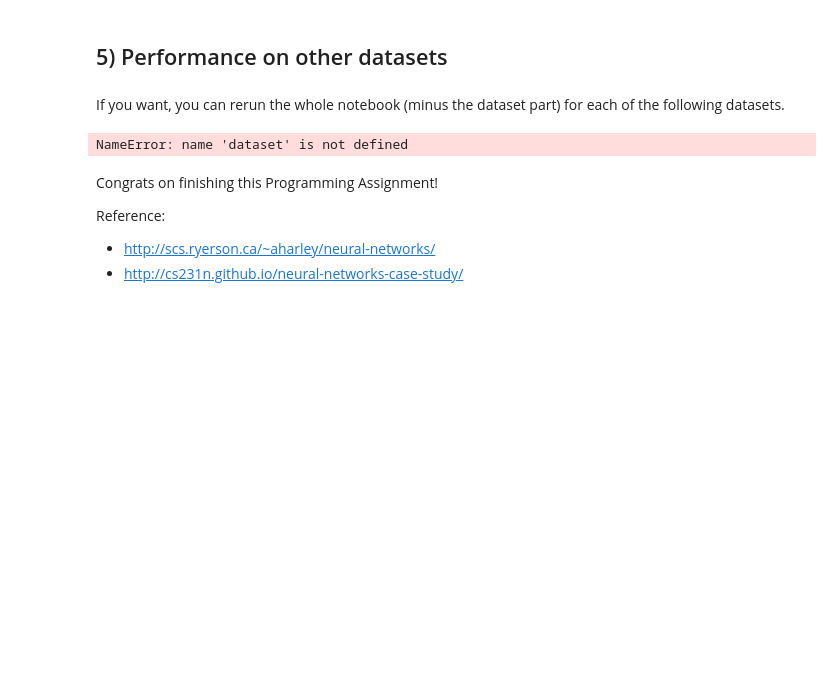
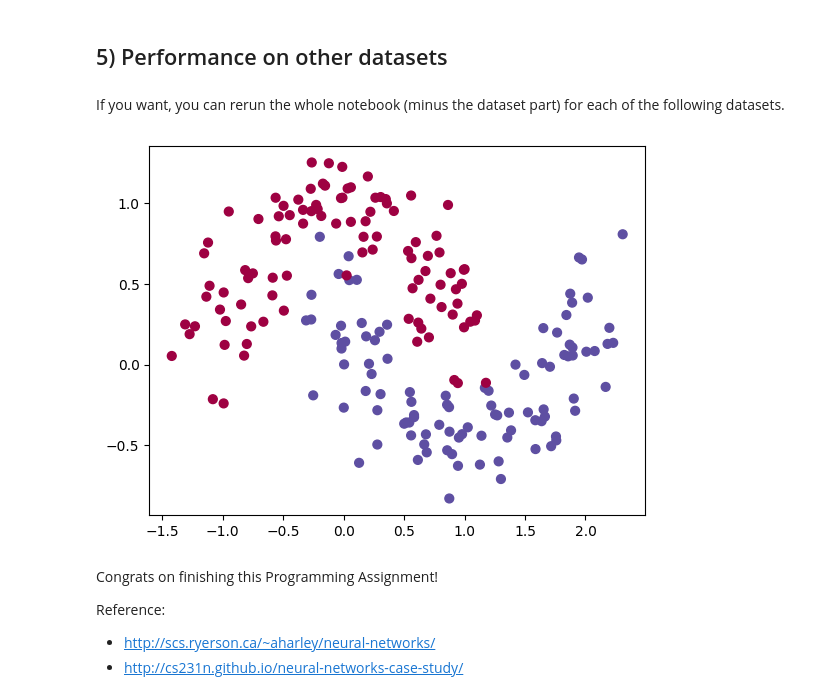
Before and after one commit to LENSHOOD/coursera-deep-learning-specialization, a Jupyter notebook: C1 - Neural Networks and Deep Learning/Week 3/Planar data classification with one hidden layer/Planar_data_classification_with_onehidden_layer_v6c.ipynb, the cells around one changed output. Drawn from its saved outputs; the diff is of its cells as text; code cells hidden in the pictures; blank space fills up the shorter version.

```diff
--- a/C1 - Neural Networks and Deep Learning/Week 3/Planar data classification with one hidden layer/Planar_data_classification_with_onehidden_layer_v6c.ipynb
+++ b/C1 - Neural Networks and Deep Learning/Week 3/Planar data classification with one hidden layer/Planar_data_classification_with_onehidden_layer_v6c.ipynb
@@ -1016,31 +999,31 @@ If you want, you can rerun the whole notebook (minus the dataset part) for each
 # %%
 # Datasets
 noisy_circles, noisy_moons, blobs, gaussian_quantiles, no_structure = (
     load_extra_datasets()
 )
 
 datasets = {
     "noisy_circles": noisy_circles,
     "noisy_moons": noisy_moons,
     "blobs": blobs,
     "gaussian_quantiles": gaussian_quantiles,
 }
 
 ### START CODE HERE ### (choose your dataset)
-
+dataset = "noisy_moons"
 ### END CODE HERE ###
 
 X, Y = datasets[dataset]
 X, Y = X.T, Y.reshape(1, Y.shape[0])
 
 # make blobs binary
 if dataset == "blobs":
     Y = Y % 2
 
 # Visualize the data
 plt.scatter(X[0, :], X[1, :], c=Y, s=40, cmap=plt.cm.Spectral);
 # %% [output]
-NameError: name 'dataset' is not defined
+[figure, added]
 # %% [markdown]
 Congrats on finishing this Programming Assignment!
 
```
Also changed, not shown: parts of 13 cells of this notebook.
